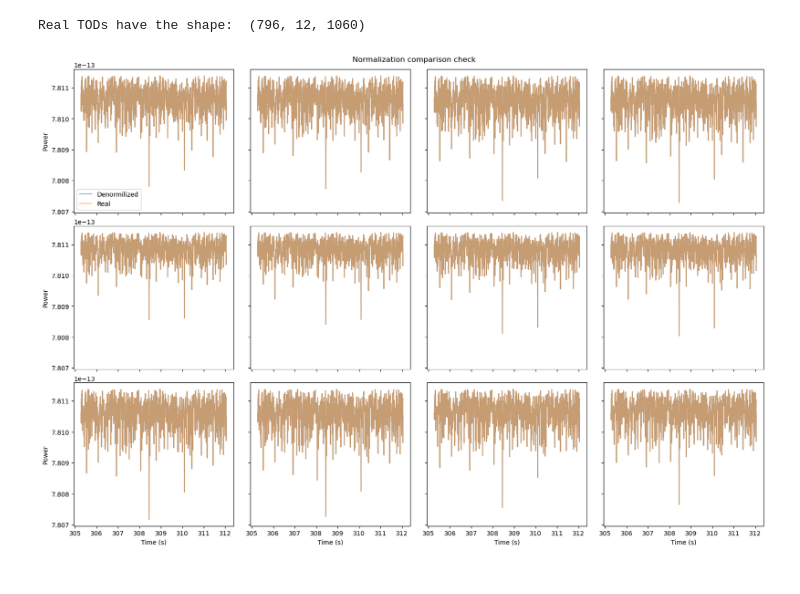
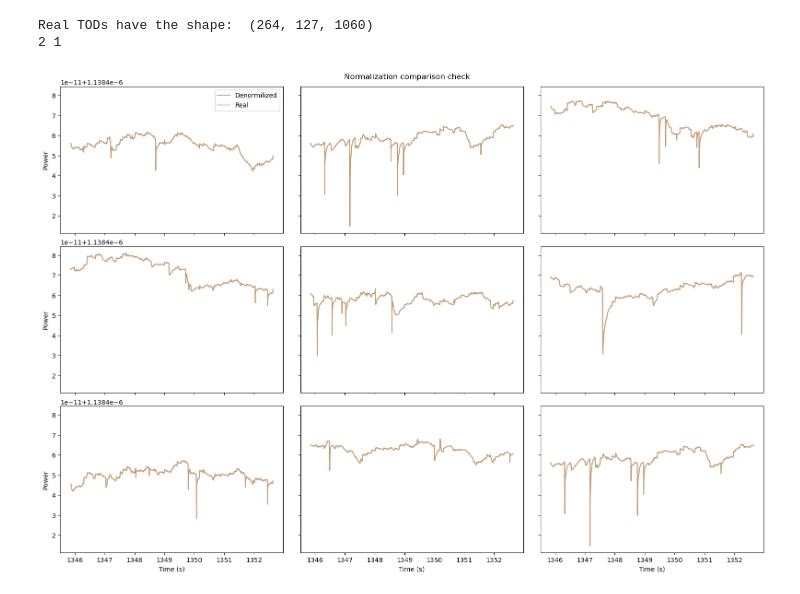
Before and after one commit to ICSC-Spoke3/CRAB-dev, a Jupyter notebook: codes/real_train_TOD.ipynb, the cells around one changed output. Cells and saved outputs as stored; diff of their text form; code cells hidden in the pictures.

```diff
--- a/codes/real_train_TOD.ipynb
+++ b/codes/real_train_TOD.ipynb
@@ -67,11 +101,11 @@ The TODs sample loaded has the shape: (796, 12, 1060)
 # %%
 # Normalization of the TODs and split in training and validation samples
 
-def normalize(sample):
+def normalize(sample, AX1, AX2):
 
-    mins = np.repeat(np.min(sample, axis=2), sample.shape[2], axis=1)
+    mins = np.repeat(np.min(sample, axis=AX1), sample.shape[2], axis=AX2)
     mins = mins.reshape(sample.shape)
-    maxs = np.repeat(np.max(sample, axis=2), sample.shape[2], axis=1)
+    maxs = np.repeat(np.max(sample, axis=AX1), sample.shape[2], axis=AX2)
     maxs = maxs.reshape(sample.shape)
 
     sample = (sample - mins)/(maxs-mins)
@@ -87,50 +121,74 @@ def denormalize(sample, mins, maxs):
 # Normalization and split of data in training and test datasets
 print('Real TODs have the shape: ', real_TODs.shape)
 
+if data_source=='sam' or data_source=='sdellato':
+    AX1, AX2 = 2, 1
+else:
+    AX1, AX2 = 1, 2
+
+print(AX1, AX2)
 val_split = 0.1
-norm_TODs, mins, maxs = normalize(real_TODs)
+norm_TODs, mins, maxs = normalize(real_TODs, AX1, AX2)
 TODs_train, TODs_val = train_test_split(norm_TODs, test_size=val_split)
 
 # Plot test of normalization and denormalization
-rows = int(np.sqrt(real_TODs.shape[1]))
-cols = real_TODs.shape[1]//rows
+if data_source == 'sdellato':
+    rows = 3
+    cols = 3
+
+else:
+    rows = int(np.sqrt(real_TODs.shape[1]))
+    cols = real_TODs.shape[1]//rows
 
 if rows == 1:
     fig, ax = plt.subplots(figsize = (5,5))
     fig.suptitle(f'Normalization comparison check')
     plt.tight_layout()
 
     TOD_id = int(np.random.rand()*time_steps.shape[0])
 
     ax.set_ylabel('Power', loc='center')
     ax.set_xlabel('Time (s)', loc='center')
-    denorm_TODs_train = denormalize(norm_TODs[TOD_id,0,:], mins, maxs)
-    ax.plot(time_steps[TOD_id,0,:], denorm_TODs_train[TOD_id,0,:], label='Denormilized')
-    ax.plot(time_steps[TOD_id,0,:], real_TODs[TOD_id,0,:], label='Normilized')
+    denorm_TODs_train = denormalize(norm_TODs[0,TOD_id,:], mins, maxs)
+    ax.plot(time_steps[0,TOD_id,:], denorm_TODs_train[0,TOD_id,:], label='Denormilized')
+    ax.plot(time_steps[0,TOD_id,:], real_TODs[0,TOD_id,:], label='Normilized')
     ax.legend()
 
 else:
     fig, ax = plt.subplots(rows, cols, figsize = (16,11), sharex=True, sharey=True)
     fig.suptitle(f'Normalization comparison check')
     plt.tight_layout()
 
     TOD_id = int(np.random.rand()*time_steps.shape[0])
 
-    for i in range (rows):
-        ax[i, 0].set_ylabel('Power', loc='center')
-        for k in range(cols):
-            ax[rows-1, k].set_xlabel('Time (s)', loc='center')
-            denorm_TODs_train = denormalize(norm_TODs[TOD_id,k+i*cols,:], mins, maxs)
-            ax[i,k].plot(time_steps[TOD_id,k+i*cols,:], denorm_TODs_train[TOD_id,k+i*cols,:], label='Denormilized', alpha=0.5)
-            ax[i,k].plot(time_steps[TOD_id,k+i*cols,:], real_TODs[TOD_id,k+i*cols,:], label='Real', alpha=0.5)
+    if data_source=='sdellato':
+        for i in range (rows):
+            ax[i, 0].set_ylabel('Power', loc='center')
+            for k in range(cols):
+                TES_id = int(np.random.rand()*real_TODs.shape[1])
+                ax[rows-1, k].set_xlabel('Time (s)', loc='center')
+                denorm_TODs_train = denormalize(norm_TODs[TOD_id,TES_id,:], mins, maxs)
+                ax[i,k].plot(time_steps[TOD_id,TES_id,:], denorm_TODs_train[TOD_id,TES_id,:], label='Denormilized', alpha=0.5)
+                ax[i,k].plot(time_steps[TOD_id,TES_id,:], real_TODs[TOD_id,TES_id,:], label='Real', alpha=0.5)
+
+    else:
+        for i in range (rows):
+            ax[i, 0].set_ylabel('Power', loc='center')
+            for k in range(cols):
+                ax[rows-1, k].set_xlabel('Time (s)', loc='center')
+                denorm_TODs_train = denormalize(norm_TODs[TOD_id,k+i*cols,:], mins, maxs)
+                ax[i,k].plot(time_steps[TOD_id,k+i*cols,:], denorm_TODs_train[TOD_id,k+i*cols,:], label='Denormilized', alpha=0.5)
+                ax[i,k].plot(time_steps[TOD_id,k+i*cols,:], real_TODs[TOD_id,k+i*cols,:], label='Real', alpha=0.5)
+
 
     ax[0,0].legend()
 
 plt.show()
 plt.close()
 # %% [output]
-Real TODs have the shape:  (796, 12, 1060)
+Real TODs have the shape:  (264, 127, 1060)
+2 1
-[figure, old version]
+[figure, new version]
 # %%
 # Reshape TODs to NN format
 time_steps = np.swapaxes(time_steps, 1, 2)
```
Also changed, not shown: parts of 7 cells of this notebook, 12 other files.
